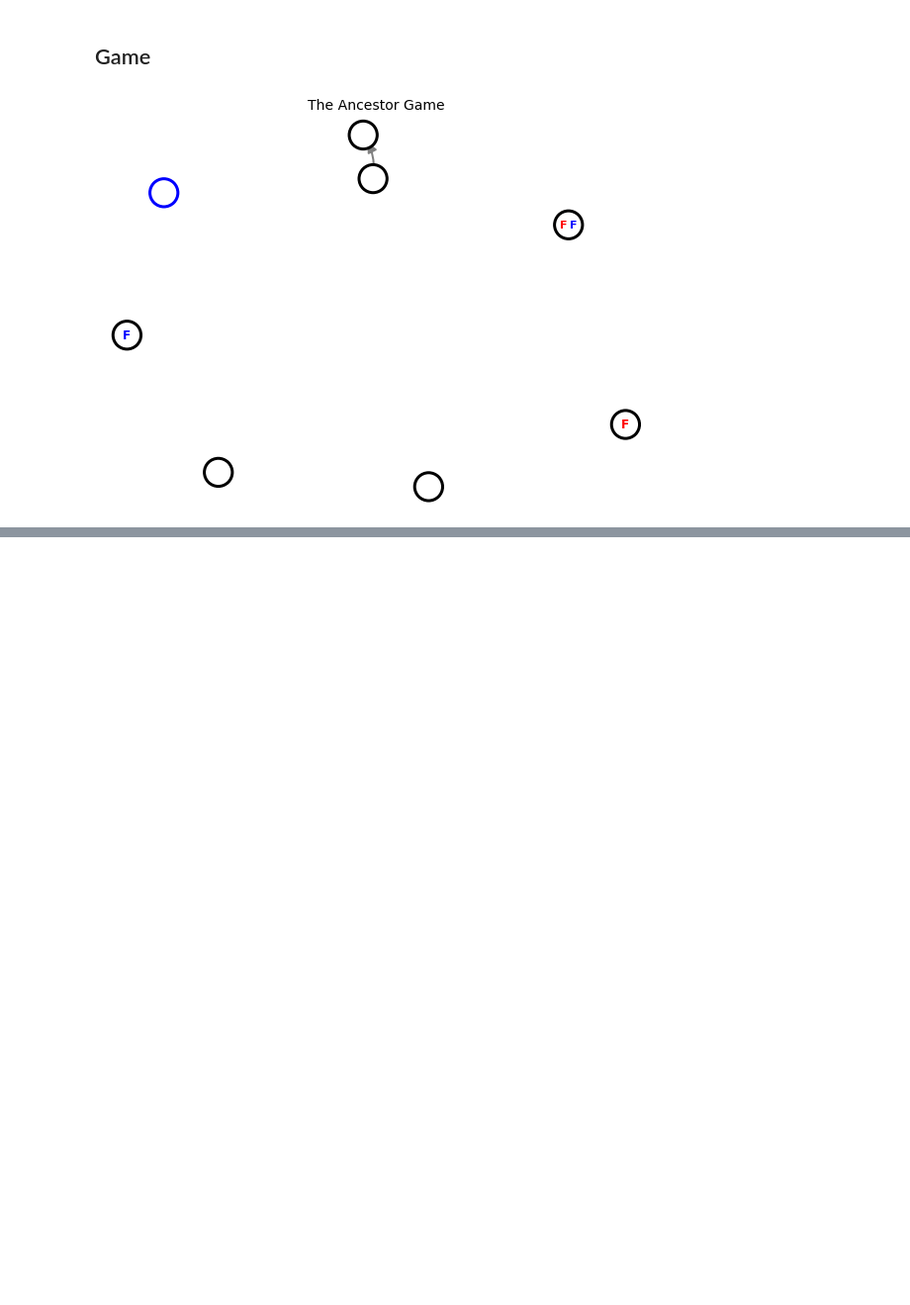
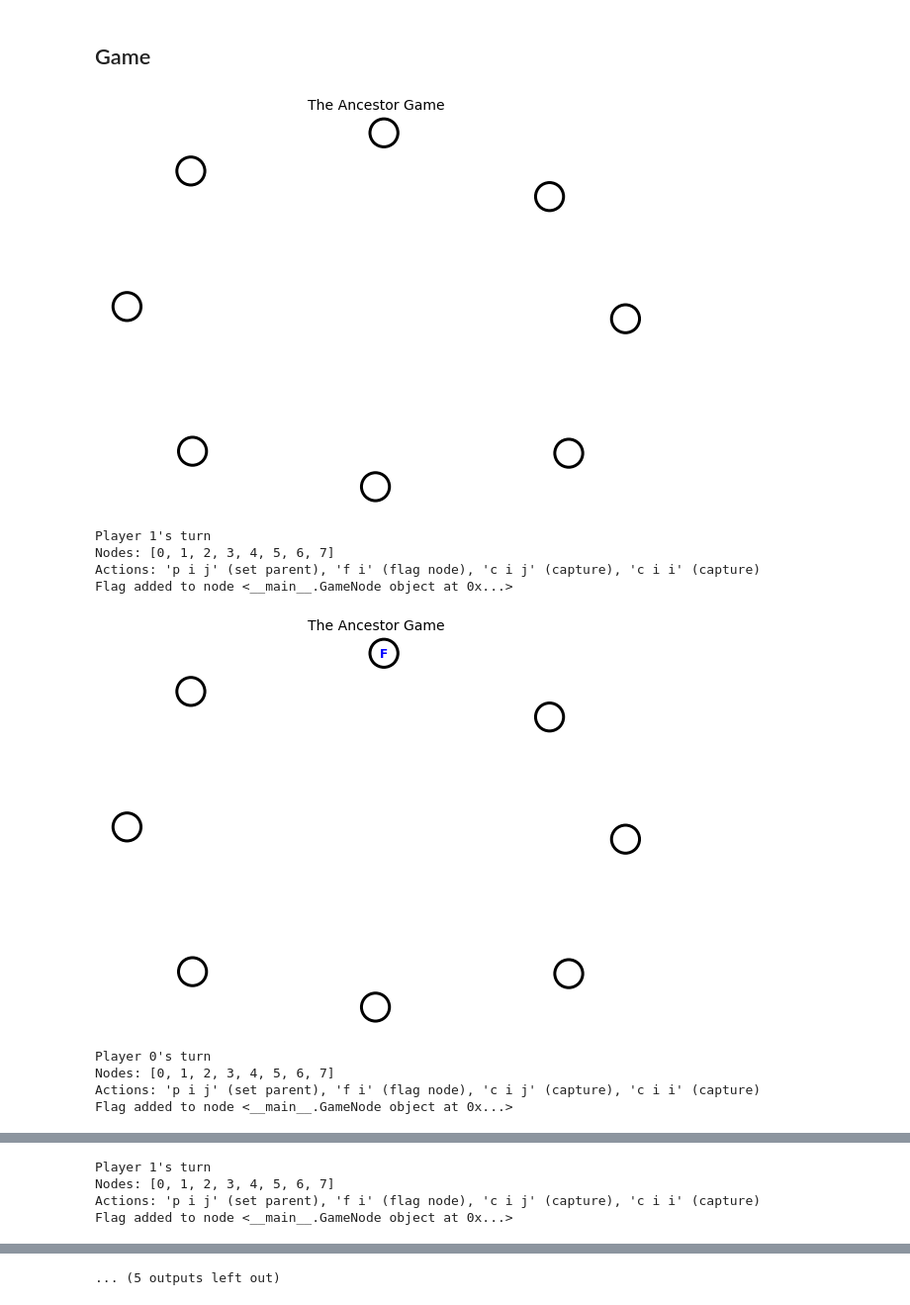
Before and after one commit to HugoGellida/The-Ancestor-Game, a Jupyter notebook: Untitled0.ipynb, the cells around one changed output, grey strips where cells are left out. Shown at 99% size. Cells and saved outputs as stored; diff of their text form; code cells hidden in the pictures; blank space fills up the shorter version.

Commit message:
Almost finished the pvp game

```diff
--- a/Untitled0.ipynb
+++ b/Untitled0.ipynb
@@ -36,28 +46,25 @@ class Node:
 ## Node du jeu
 # %%
 class GameNode(Node):
-  def __init__(self, id):
-    super().__init__(id)
-    self.flags = []
-    self.capture = False
+    def __init__(self, id):
+        super().__init__(id)
+        self.flags = []
+        self.is_captured = False
 
-  def add_flag(self, flag):
-    if not self.capture: self.flags.append(flag)
+    def add_flag(self, flag):
+        if not self.is_captured: self.flags.append(flag)
 
-  def get_flags(self):
-    return self.flags
+    def get_flags(self):
+        return self.flags
 
-  def is_captured(self):
-    return self.capture
+    def capture(self):
+        self.is_captured = True
+        self.flags = []
 
-  def capture(self, pid):
-    self.capture = True
-    self.flags = []
-
-  def has_flag_from_player(self, pid):
-    for f in self.flags:
-      if f.player_id == pid: return True
-    return False
+    def has_flag_from_player(self, pid):
+        for f in self.flags:
+            if f.player_id == pid: return True
+        return False
 # %% [markdown]
 ## Player
 # %%
@@ -216,11 +225,0 @@ class AncestorGameDisplayer:
-# %%
-game = AncestorGameDisplayer(n=8)
-game.add_edge(0, 1)
-game.blue_player_capture(5)
-game.red_player_flag(4)
-game.blue_player_flag(4)
-game.blue_player_flag(3)
-game.red_player_flag(6)
-game.show()
-# %% [output]
-[figure, removed]
@@ -226,0 +306,14 @@ game.show()
+# %%
+game = Game(Player(0), Player(1), 8)
+game.launch()
+# %% [output]
+[figure, added]
+Player 1's turn
+Nodes: [0, 1, 2, 3, 4, 5, 6, 7]
+Actions: 'p i j' (set parent), 'f i' (flag node), 'c i j' (capture), 'c i i' (capture)
+Flag added to node <__main__.GameNode object at 0x...>
+[figure, added]
+Player 0's turn
+Nodes: [0, 1, 2, 3, 4, 5, 6, 7]
+Actions: 'p i j' (set parent), 'f i' (flag node), 'c i j' (capture), 'c i i' (capture)
+Flag added to node <__main__.GameNode object at 0x...>
@@ -226,0 +321,4 @@ game.show()
+Player 1's turn
+Nodes: [0, 1, 2, 3, 4, 5, 6, 7]
+Actions: 'p i j' (set parent), 'f i' (flag node), 'c i j' (capture), 'c i i' (capture)
+Flag added to node <__main__.GameNode object at 0x...>
@@ -226,0 +340 @@ game.show()
+... (5 outputs left out)
```
Also changed, not shown: parts of 8 cells of this notebook.
